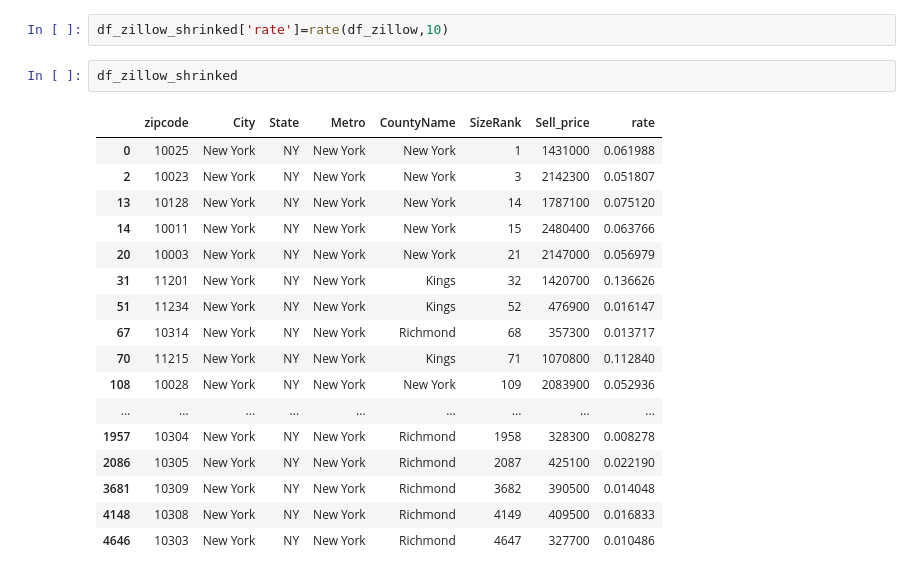
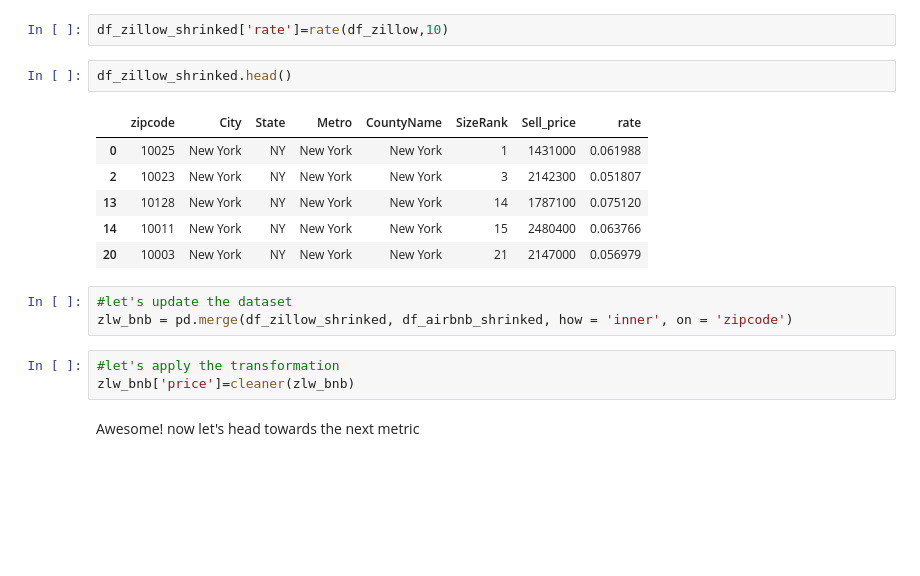
Before and after one commit to samerrkhann/temp, a Jupyter notebook: Data Challenge.ipynb, the cells around one changed output. Cells and saved outputs as stored; diff of their text form; blank space fills up the shorter version.

```diff
--- a/Data Challenge.ipynb
+++ b/Data Challenge.ipynb
@@ -273,22 +322,19 @@ def rate(df,n):
 # %%
 df_zillow_shrinked['rate']=rate(df_zillow,10)
 # %%
-df_zillow_shrinked
+df_zillow_shrinked.head()
 # %% [output]
 |  | zipcode | City | State | Metro | CountyName | SizeRank | Sell_price | rate |
 | 0 | 10025 | New York | NY | New York | New York | 1 | 1431000 | 0.061988 |
 | 2 | 10023 | New York | NY | New York | New York | 3 | 2142300 | 0.051807 |
 | 13 | 10128 | New York | NY | New York | New York | 14 | 1787100 | 0.075120 |
 | 14 | 10011 | New York | NY | New York | New York | 15 | 2480400 | 0.063766 |
 | 20 | 10003 | New York | NY | New York | New York | 21 | 2147000 | 0.056979 |
-| 31 | 11201 | New York | NY | New York | Kings | 32 | 1420700 | 0.136626 |
-| 51 | 11234 | New York | NY | New York | Kings | 52 | 476900 | 0.016147 |
-| 67 | 10314 | New York | NY | New York | Richmond | 68 | 357300 | 0.013717 |
-| 70 | 11215 | New York | NY | New York | Kings | 71 | 1070800 | 0.112840 |
-| 108 | 10028 | New York | NY | New York | New York | 109 | 2083900 | 0.052936 |
-| ... | ... | ... | ... | ... | ... | ... | ... | ... |
-| 1957 | 10304 | New York | NY | New York | Richmond | 1958 | 328300 | 0.008278 |
-| 2086 | 10305 | New York | NY | New York | Richmond | 2087 | 425100 | 0.022190 |
-| 3681 | 10309 | New York | NY | New York | Richmond | 3682 | 390500 | 0.014048 |
-| 4148 | 10308 | New York | NY | New York | Richmond | 4149 | 409500 | 0.016833 |
-| 4646 | 10303 | New York | NY | New York | Richmond | 4647 | 327700 | 0.010486 |
+# %%
+#let's update the dataset
+zlw_bnb = pd.merge(df_zillow_shrinked, df_airbnb_shrinked, how = 'inner', on = 'zipcode')
+# %%
+#let's apply the transformation
+zlw_bnb['price']=cleaner(zlw_bnb)
+# %% [markdown]
+Awesome! now let's head towards the next metric
```
Also changed, not shown: parts of 40 cells of this notebook.
